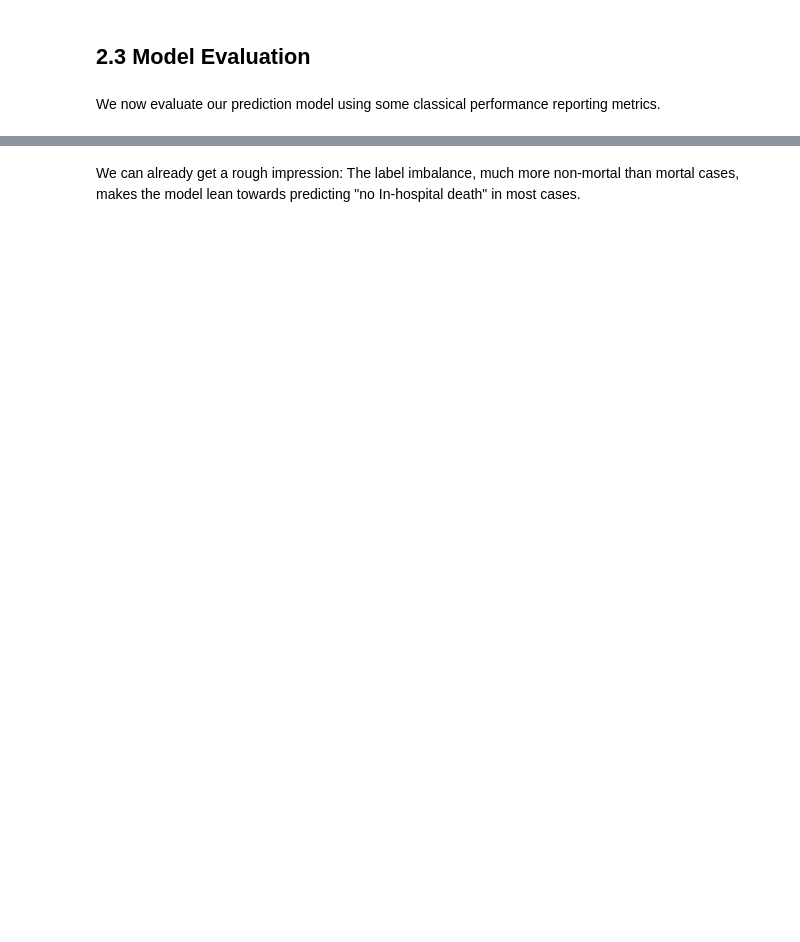
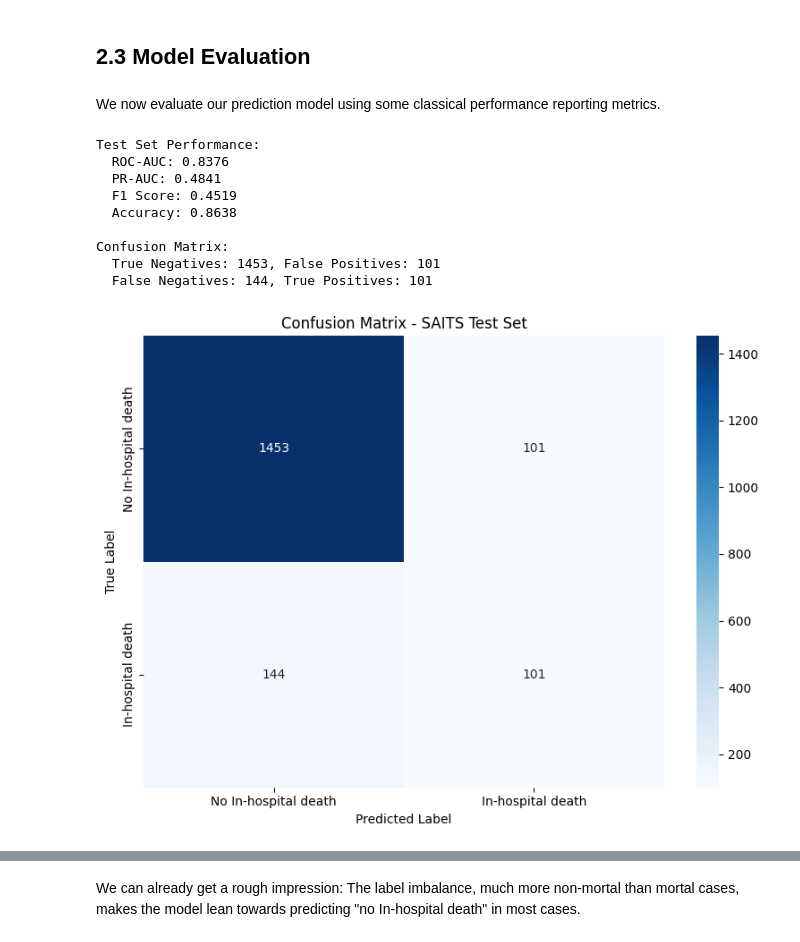
Before and after one commit to theislab/ehrapy-tutorials, a Jupyter notebook: longitudinal_with_ehrapy.ipynb, the cells around one changed output, grey strips where cells are left out. Cells and saved outputs as stored; diff of their text form; code cells hidden in the pictures; blank space fills up the shorter version.

Commit message:
saits

```diff
--- a/longitudinal_with_ehrapy.ipynb
+++ b/longitudinal_with_ehrapy.ipynb
@@ -106,5 +126,6 @@ edata
 # %%
 # populate the empty X layer with zeros
+edata = edata.copy()
 edata.X = np.zeros((edata.shape[0], edata.shape[1]))
 # %%
 print(f"Dataset shape: {edata.shape}")
@@ -350,30 +464,38 @@ We configure RAINDROP for PhysioNet 2012 with:
 - Moderate number of epochs and batch size suitable for this dataset
 # %%
-# Initialize RAINDROP classifier
+# Initialize SAITS classifier
 n_timesteps = edata_train.shape[2]
 n_features = edata_train.shape[1]
 n_classes = 2  # Binary classification: in-hospital death vs. no in-hospital death
 
+# SAITS architecture: d_model must be divisible by n_heads, d_k = d_model / n_heads
+d_model = 64
+n_heads = 4
+d_k = d_v = d_model // n_heads  # 16
 
-# Initialize RAINDROP with PyPOTS defaults and reasonable training settings
-raindrop = Raindrop(
+# Initialize SAITS with PyPOTS defaults and reasonable training settings
+saits = SAITS(
     n_steps=n_timesteps,
     n_features=n_features,
     n_classes=n_classes,
-    # Architecture parameters required by RAINDROP
+    # Architecture parameters required by SAITS
     n_layers=2,
-    d_model=n_features,
-    n_heads=1,
+    d_model=d_model,
+    n_heads=n_heads,
+    d_k=d_k,
+    d_v=d_v,
     d_ffn=128,
     dropout=0.1,
+    attn_dropout=0.1,
+    diagonal_attention_mask=True,  # DMSA
     # Training configuration
     epochs=4,
     batch_size=32,
     patience=1,
     device="cuda" if torch.cuda.is_available() else "cpu",
-    saving_path="./raindrop_model",  # Save model checkpoints
+    saving_path="./saits_model",  # Save model checkpoints
 )
 
-print(f"\nUsing device: {raindrop.device}")
-print(f"Model initialized with {sum(p.numel() for p in raindrop.model.parameters())} parameters")
+print(f"\nUsing device: {saits.device}")
+print(f"Model initialized with {sum(p.numel() for p in saits.model.parameters())} parameters")
 # %% [output]
@@ -388,7 +510,7 @@ Model initialized with 124089 parameters
 # %% [markdown]
 Now, we can train the model
 # %%
-raindrop.fit(
+saits.fit(
     train_set={"X": edata_train.layers["norm_data"].transpose(0, 2, 1), "y": edata_train.obs["In-hospital_death"].values},
     val_set={"X": edata_val.layers["norm_data"].transpose(0, 2, 1), "y": edata_val.obs["In-hospital_death"].values}
 )
@@ -400,41 +527,53 @@ ValueError: Something is wrong. best_loss is NaN/Inf after training.
 # %% [markdown]
 We now evaluate our prediction model using some classical performance reporting metrics.
 # %%
-test_predictions = raindrop.predict({"X": edata_test.layers["norm_data"].transpose(0, 2, 1)})
+# Evaluate the trained SAITS classifier on the test set
+test_predictions = saits.predict({"X": edata_test.layers["norm_data"].transpose(0, 2, 1)})
 # %%
 test_pred_labels = test_predictions["classification"]
 test_pred_proba = test_predictions["classification_proba"]
 
 y_test = edata_test.obs["In-hospital_death"]
 # Calculate metrics
 roc_auc = roc_auc_score(y_test, test_pred_proba[:, 1])
 precision, recall, _ = precision_recall_curve(y_test, test_pred_proba[:, 1])
 pr_auc = auc(recall, precision)
 f1 = f1_score(y_test, test_pred_labels)
 accuracy = accuracy_score(y_test, test_pred_labels)
 
 print(f"\nTest Set Performance:")
 print(f"  ROC-AUC: {roc_auc:.4f}")
 print(f"  PR-AUC: {pr_auc:.4f}")
 print(f"  F1 Score: {f1:.4f}")
 print(f"  Accuracy: {accuracy:.4f}")
 
 # Confusion matrix
 cm = confusion_matrix(y_test, test_pred_labels)
 print(f"\nConfusion Matrix:")
 print(f"  True Negatives: {cm[0,0]}, False Positives: {cm[0,1]}")
 print(f"  False Negatives: {cm[1,0]}, True Positives: {cm[1,1]}")
 
 # Visualize confusion matrix
 plt.figure(figsize=(8, 6))
 sns.heatmap(cm, annot=True, fmt='d', cmap='Blues',
             xticklabels=['No In-hospital death', 'In-hospital death'],
             yticklabels=['No In-hospital death', 'In-hospital death'])
-plt.title('Confusion Matrix - RAINDROP Test Set')
+plt.title('Confusion Matrix - SAITS Test Set')
 plt.ylabel('True Label')
 plt.xlabel('Predicted Label')
 plt.tight_layout()
 plt.show()
+# %% [output]
+Test Set Performance:
+  ROC-AUC: 0.8376
+  PR-AUC: 0.4841
+  F1 Score: 0.4519
+  Accuracy: 0.8638
+
+Confusion Matrix:
+  True Negatives: 1453, False Positives: 101
+  False Negatives: 144, True Positives: 101
+[figure, added]
 # %%
 # Plot ROC and PR curves
 fig, (ax1, ax2) = plt.subplots(1, 2, figsize=(14, 5))
```
Also changed, not shown: parts of 31 cells of this notebook.
